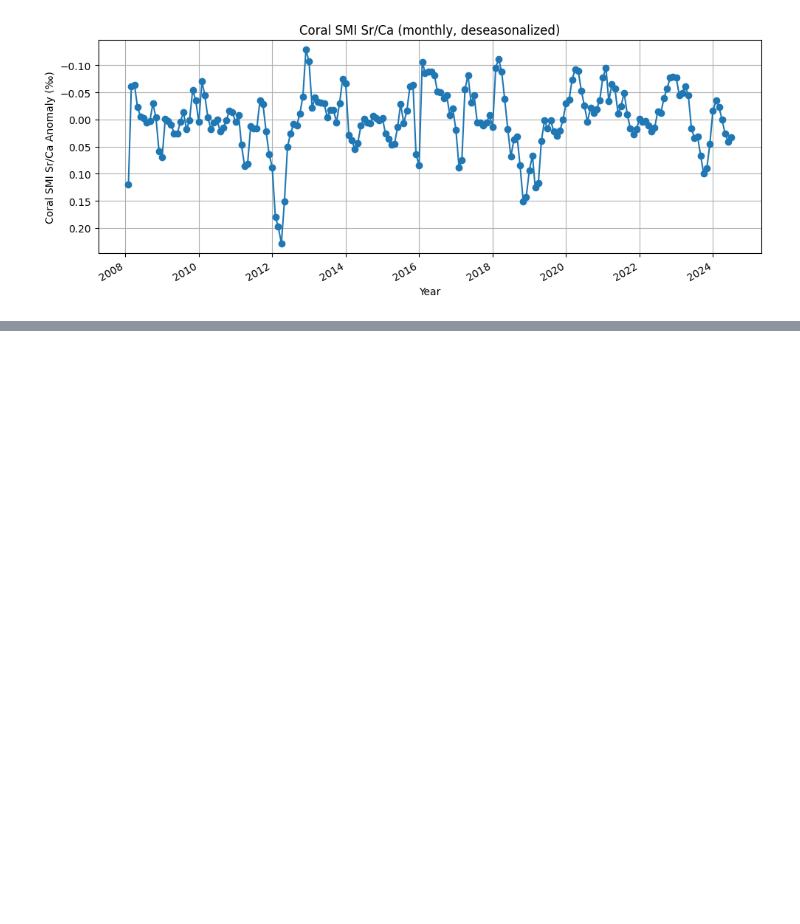
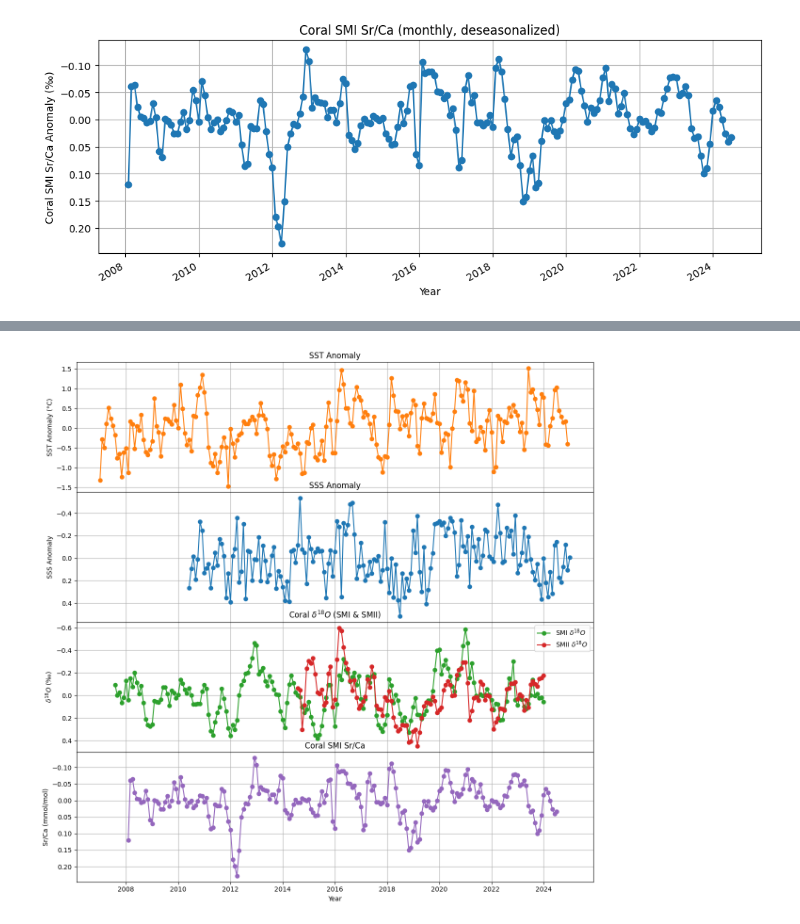
Before and after one commit to Equite774/CobbLab, a Jupyter notebook: chandler_coral_plots.ipynb, the cells around one changed output, grey strips where cells are left out. Saved outputs shown, nothing was run; the diff lists cells and outputs as text; code cells hidden in the pictures; blank space fills up the shorter version.

```diff
--- a/chandler_coral_plots.ipynb
+++ b/chandler_coral_plots.ipynb
@@ -65,13 +65,13 @@ def visualize(times, data, title):
     plt.tight_layout()
     plt.show()
 # %%
-even_SMI_d18O_anom, SMI_even_time = interpolate_depth_time(SMI_tie_time, SMI_depth, SMI_d18O, SMI_tie_depth)
-visualize(SMI_even_time, even_SMI_d18O_anom, 'Coral MSI $\delta^{18}O$')
+even_SMI_d18O_anom, SMI_d18O_even_time = interpolate_depth_time(SMI_d18O_tie_time, SMI_d18O_depth, SMI_d18O, SMI_d18O_tie_depth)
+visualize(SMI_d18O_even_time, even_SMI_d18O_anom, 'Coral MSI $\delta^{18}O$')
 # %% [output]
 [figure]
 # %%
-even_SMII_d18O_anom, SMII_even_time = interpolate_depth_time(SMII_tie_time, SMII_depth, SMII_d18O, SMII_tie_depth)
-visualize(SMII_even_time, even_SMII_d18O_anom, 'Coral MSII $\delta^{18}O$')
+even_SMII_d18O_anom, SMII_d18O_even_time = interpolate_depth_time(SMII_d18O_tie_time, SMII_d18O_depth, SMII_d18O, SMII_d18O_tie_depth)
+visualize(SMII_d18O_even_time, even_SMII_d18O_anom, 'Coral MSII $\delta^{18}O$')
 # %% [output]
 [figure]
 # %%
@@ -101,6 +101,6 @@ SMI_SrCa = SMI_depth_df['SrCa']
 # %%
-even_SMI_SrCa_anom, SMI_even_time = interpolate_depth_time(SMI_tie_time, SMI_depth, SMI_SrCa, SMI_tie_depth)
-visualize(SMI_even_time, even_SMI_SrCa_anom, 'Coral SMI Sr/Ca')
+even_SMI_SrCa_anom, SMI_SrCa_even_time = interpolate_depth_time(SMI_SrCa_tie_time, SMI_SrCa_depth, SMI_SrCa, SMI_SrCa_tie_depth)
+visualize(SMI_SrCa_even_time, even_SMI_SrCa_anom, 'Coral SMI Sr/Ca')
 # %% [output]
 [figure]
 # %%
@@ -108,6 +108,13 @@ sst_df = pd.read_csv('Chandler_data/sst_data_year.csv')
 sst_df['Date'] = pd.to_datetime(sst_df['Date'])
 sss_df = pd.read_csv('Chandler_data/SSS_2010_2024.csv')
 sss_df['Date'] = pd.to_datetime(sss_df['datetime'])
+
+sst_df['Month'] = sst_df['Date'].dt.month
+sst_clim = sst_df.groupby('Month')['SST'].mean()
+sst_df['Anomaly'] = sst_df['SST'] - sst_clim[sst_df['Month']].to_numpy()
+sss_df['Month'] = sss_df['Date'].dt.month
+sss_clim = sss_df.groupby('Month')['sss'].mean()
+sss_df['Anomaly'] = sss_df['sss'] - sss_clim[sss_df['Month']].to_numpy()
 # %%
 visualize(sst_df['Date'], sst_df['SST'], 'SST')
 visualize(sss_df['Date'], sss_df['sss'], 'SSS')
@@ -116,0 +125,37 @@ visualize(sss_df['Date'], sss_df['sss'], 'SSS')
+# %%
+fig, axs = plt.subplots(4, 1, figsize=(12, 12), sharex=True, gridspec_kw={'hspace': 0})
+
+# 1. SST Anomaly
+axs[0].plot(sst_df['Date'], sst_df['Anomaly'], '-o', color='tab:orange')
+axs[0].set_ylabel('SST Anomaly (°C)')
+axs[0].set_title('SST Anomaly')
+axs[0].grid(True)
+
+# 2. SSS Anomaly
+axs[1].plot(sss_df['Date'], sss_df['Anomaly'], '-o', color='tab:blue')
+axs[1].set_ylabel('SSS Anomaly')
+axs[1].set_title('SSS Anomaly')
+axs[1].grid(True)
+axs[1].invert_yaxis()
+
+# 3. SMI and SMII evenly distributed d18O
+axs[2].plot(SMI_d18O_even_time, even_SMI_d18O_anom, '-o', color='tab:green', label='SMI $\delta^{18}O$')
+axs[2].plot(SMII_d18O_even_time, even_SMII_d18O_anom, '-o', color='tab:red', label='SMII $\delta^{18}O$')
+axs[2].set_ylabel('$\delta^{18}O$ (‰)')
+axs[2].set_title('Coral $\delta^{18}O$ (SMI & SMII)')
+axs[2].grid(True)
+axs[2].invert_yaxis()
+axs[2].legend()
+
+# 4. SMI evenly distributed Sr/Ca
+axs[3].plot(SMI_SrCa_even_time, even_SMI_SrCa_anom, '-o', color='tab:purple')
+axs[3].set_ylabel('Sr/Ca (mmol/mol)')
+axs[3].set_title('Coral SMI Sr/Ca')
+axs[3].grid(True)
+axs[3].invert_yaxis()
+axs[3].set_xlabel('Year')
+
+plt.tight_layout()
+plt.show()
+# %% [output]
+[figure, added]
```
Also changed, not shown: parts of 9 cells of this notebook.
